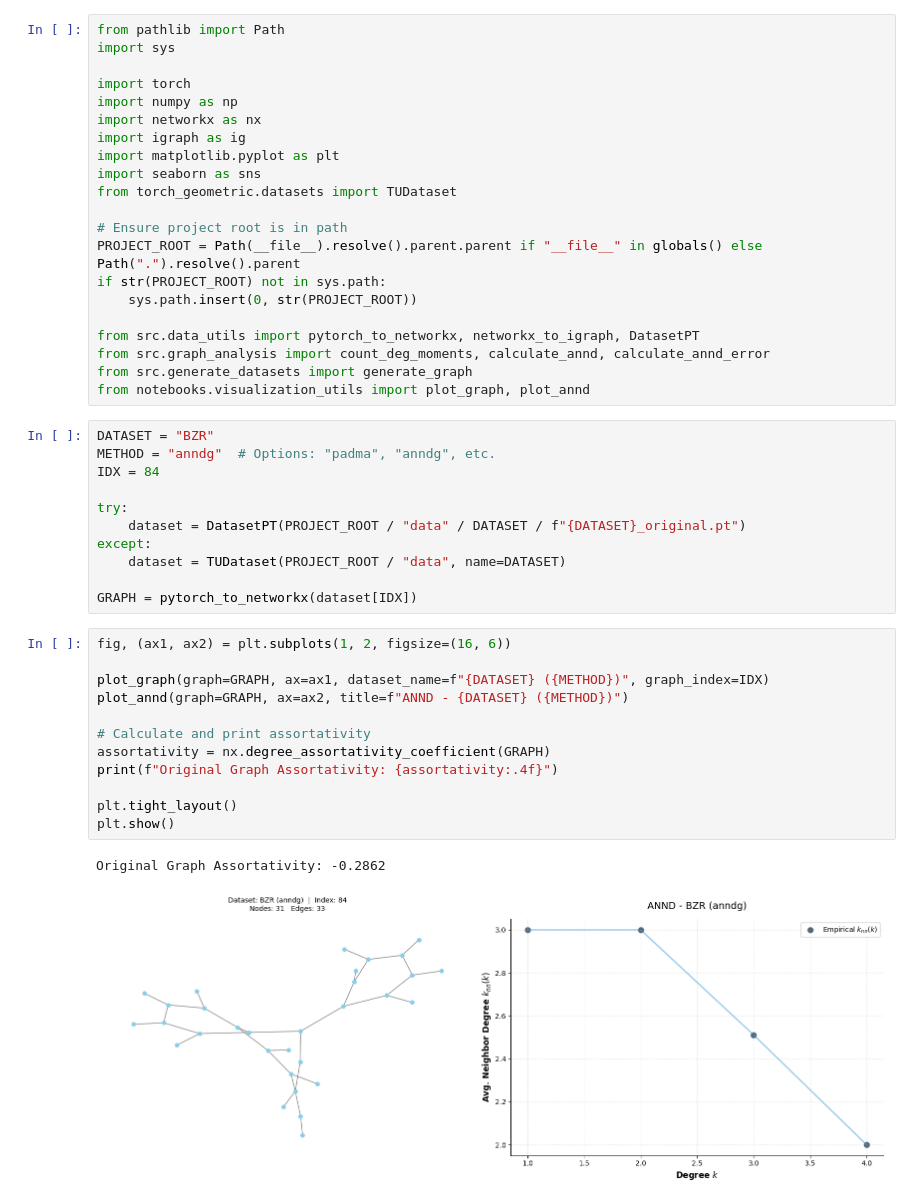
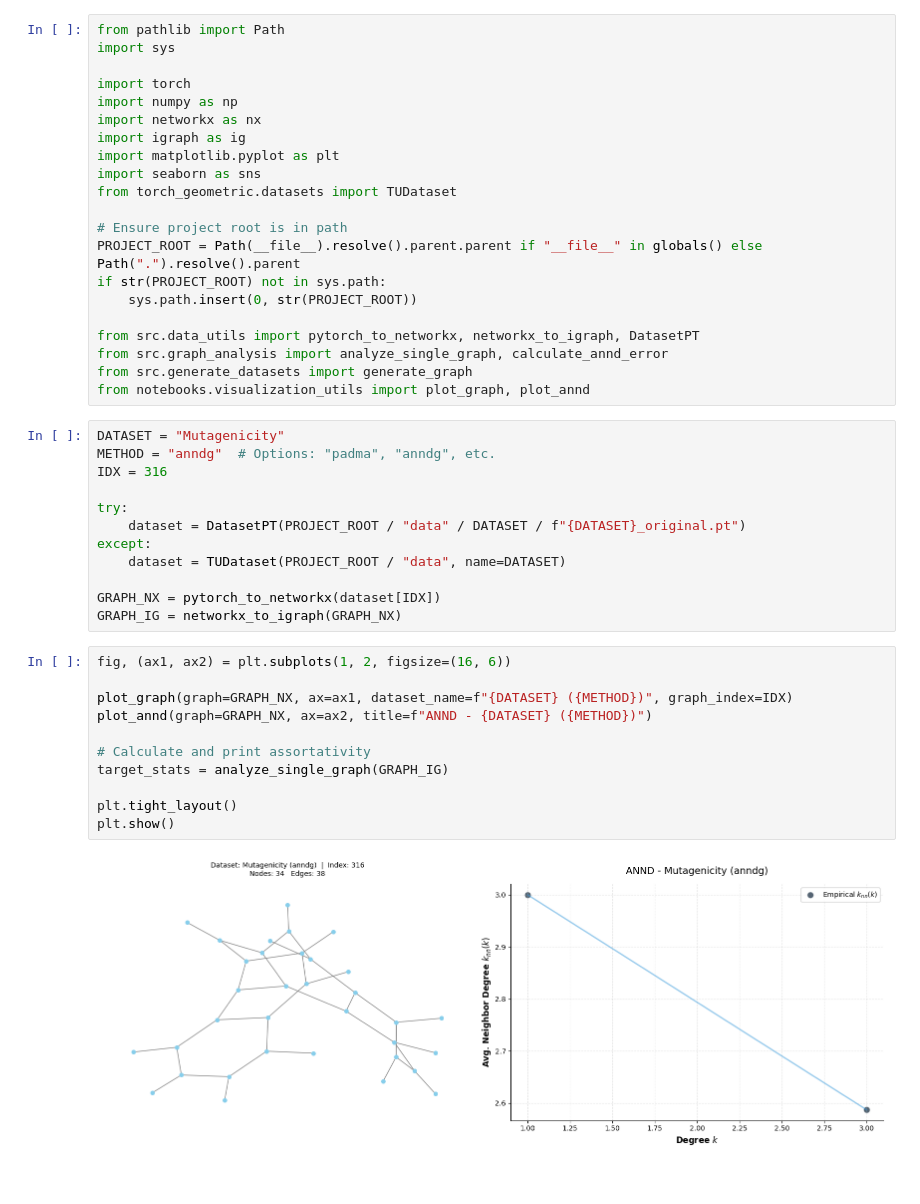
Before and after one commit to Andre1372/syn_bench_gnn, a Jupyter notebook: notebooks/assortativity.ipynb, the cells around one changed output. Drawn from its saved outputs; the diff is of its cells as text.

```diff
--- a/notebooks/assortativity.ipynb
+++ b/notebooks/assortativity.ipynb
@@ -16,33 +16,32 @@ if str(PROJECT_ROOT) not in sys.path:
     sys.path.insert(0, str(PROJECT_ROOT))
 
 from src.data_utils import pytorch_to_networkx, networkx_to_igraph, DatasetPT
-from src.graph_analysis import count_deg_moments, calculate_annd, calculate_annd_error
+from src.graph_analysis import analyze_single_graph, calculate_annd_error
 from src.generate_datasets import generate_graph
 from notebooks.visualization_utils import plot_graph, plot_annd
 # %%
-DATASET = "BZR"
+DATASET = "Mutagenicity"
 METHOD = "anndg"  # Options: "padma", "anndg", etc.
-IDX = 84
+IDX = 316
 
 try:
     dataset = DatasetPT(PROJECT_ROOT / "data" / DATASET / f"{DATASET}_original.pt")
 except:
     dataset = TUDataset(PROJECT_ROOT / "data", name=DATASET)
 
-GRAPH = pytorch_to_networkx(dataset[IDX])
+GRAPH_NX = pytorch_to_networkx(dataset[IDX])
+GRAPH_IG = networkx_to_igraph(GRAPH_NX)
 # %%
 fig, (ax1, ax2) = plt.subplots(1, 2, figsize=(16, 6))
 
-plot_graph(graph=GRAPH, ax=ax1, dataset_name=f"{DATASET} ({METHOD})", graph_index=IDX)
-plot_annd(graph=GRAPH, ax=ax2, title=f"ANND - {DATASET} ({METHOD})")
+plot_graph(graph=GRAPH_NX, ax=ax1, dataset_name=f"{DATASET} ({METHOD})", graph_index=IDX)
+plot_annd(graph=GRAPH_NX, ax=ax2, title=f"ANND - {DATASET} ({METHOD})")
 
 # Calculate and print assortativity
-assortativity = nx.degree_assortativity_coefficient(GRAPH)
-print(f"Original Graph Assortativity: {assortativity:.4f}")
+target_stats = analyze_single_graph(GRAPH_IG)
 
 plt.tight_layout()
 plt.show()
 # %% [output]
-Original Graph Assortativity: -0.2862
-[figure, old version]
+[figure, new version]
 # %%
```
Also changed, not shown: parts of 2 cells of this notebook, 4 other files.
